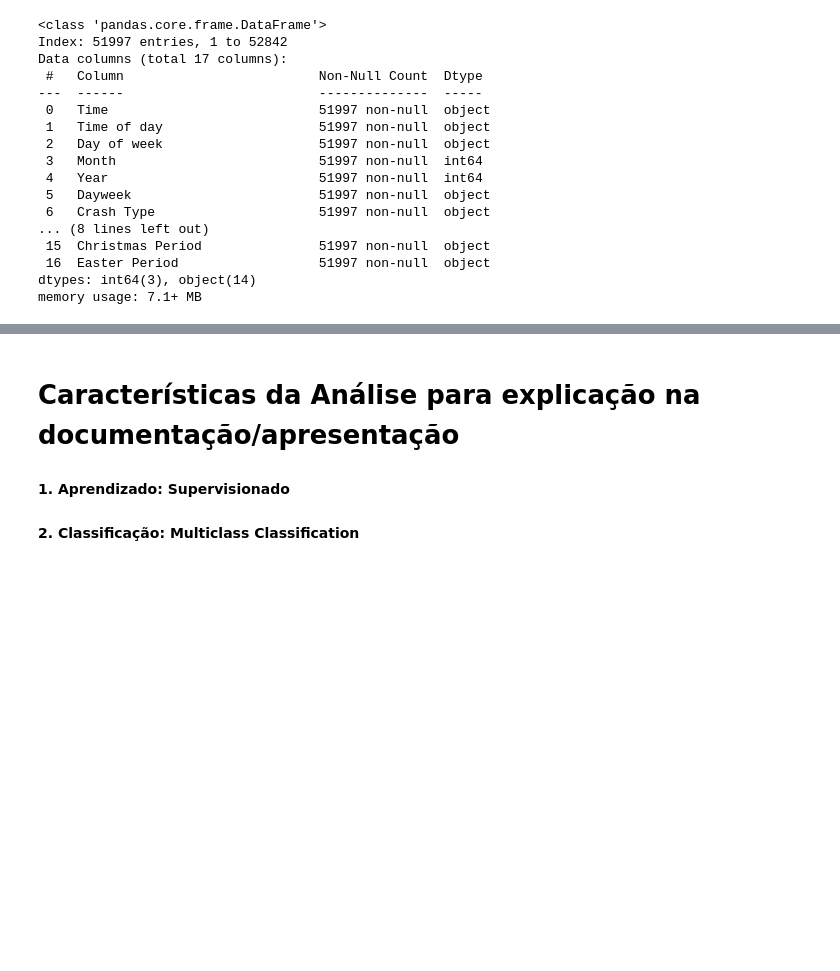
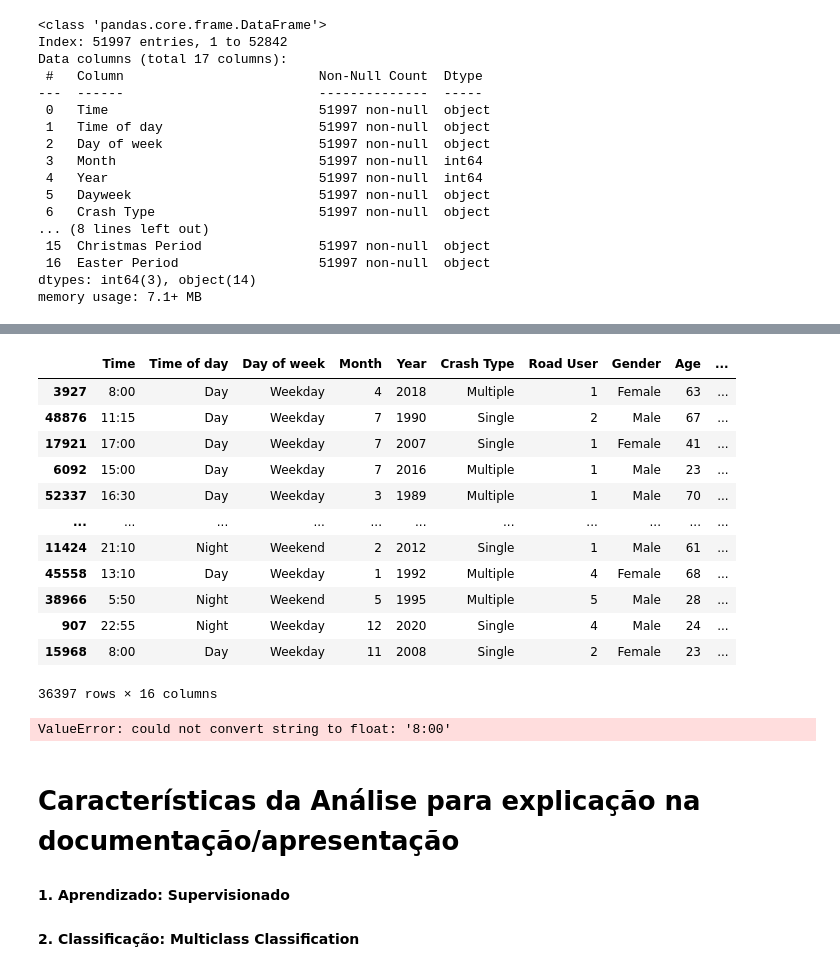
Before and after one commit to NicoleCarvalh/LinearRegressionML, a Jupyter notebook: P3_IA.ipynb, the cells around one changed output, grey strips where cells are left out. Saved outputs shown, nothing was run; the diff lists cells and outputs as text; code cells hidden in the pictures; blank space fills up the shorter version.

```diff
--- a/P3_IA.ipynb
+++ b/P3_IA.ipynb
@@ -98,3 +152,53 @@ memory usage: 7.1+ MB
+# %%
+from category_encoders import OrdinalEncoder
+# A razão é que a maioria dos algoritmos de Machine Learning trabalham com features/variáveis em forma numérica.
+# A maioria das variáveis categóricas que vimos são do tipo texto/string.
+# Elas podem ser convertidas para inteiros ou floats.
+# Esse processo de converter uma variável textual para um inteiro é chamado de encoding (codificação).
+
+
+# Label encoding ou one-hot encoding
+
+# Para saber qual codificação utilizar, é necessário entender a diferença entre:
+
+# - variáveis categóricas * ordinais *
+# - variáveis categóricas * nominais *
+
+# categóricas * ordinais *
+# onde existe uma ordem intrínseca entre as categorias (“pequeno”, “médio” e “grande”)
+
+# categóricas * nominais *
+# onde não há ordem ou hierarquia ("")
+
+ordinal_encoder = OrdinalEncoder(cols=['Road User'])
+
+ordinal_encoder.fit(X_train)
+
+X_train_encoded = ordinal_encoder.transform(X_train)
+X_test_encoded = ordinal_encoder.transform(X_test)
+
+X_train_encoded
+# %% [output]
+|  | Time | Time of day | Day of week | Month | Year | Crash Type | Road User | Gender | Age | ... |
+| 3927 | 8:00 | Day | Weekday | 4 | 2018 | Multiple | 1 | Female | 63 | ... |
+| 48876 | 11:15 | Day | Weekday | 7 | 1990 | Single | 2 | Male | 67 | ... |
+| 17921 | 17:00 | Day | Weekday | 7 | 2007 | Single | 1 | Female | 41 | ... |
+| 6092 | 15:00 | Day | Weekday | 7 | 2016 | Multiple | 1 | Male | 23 | ... |
+| 52337 | 16:30 | Day | Weekday | 3 | 1989 | Multiple | 1 | Male | 70 | ... |
+| ... | ... | ... | ... | ... | ... | ... | ... | ... | ... | ... |
+| 11424 | 21:10 | Night | Weekend | 2 | 2012 | Single | 1 | Male | 61 | ... |
+| 45558 | 13:10 | Day | Weekday | 1 | 1992 | Multiple | 4 | Female | 68 | ... |
+| 38966 | 5:50 | Night | Weekend | 5 | 1995 | Multiple | 5 | Male | 28 | ... |
+| 907 | 22:55 | Night | Weekday | 12 | 2020 | Single | 4 | Male | 24 | ... |
+| 15968 | 8:00 | Day | Weekday | 11 | 2008 | Single | 2 | Female | 23 | ... |
+36397 rows × 16 columns
+# %%
+from sklearn.ensemble import RandomForestClassifier
+
+classifier = RandomForestClassifier(random_state=42)
+classifier.fit(X_train_encoded, y_train)
+# %% [output]
+ValueError: could not convert string to float: '8:00'
 # %% [markdown]
 # Características da Análise para explicação na documentação/apresentação
 #### 1. Aprendizado: Supervisionado
```
Also changed, not shown: parts of 15 cells of this notebook, 3 other files.
